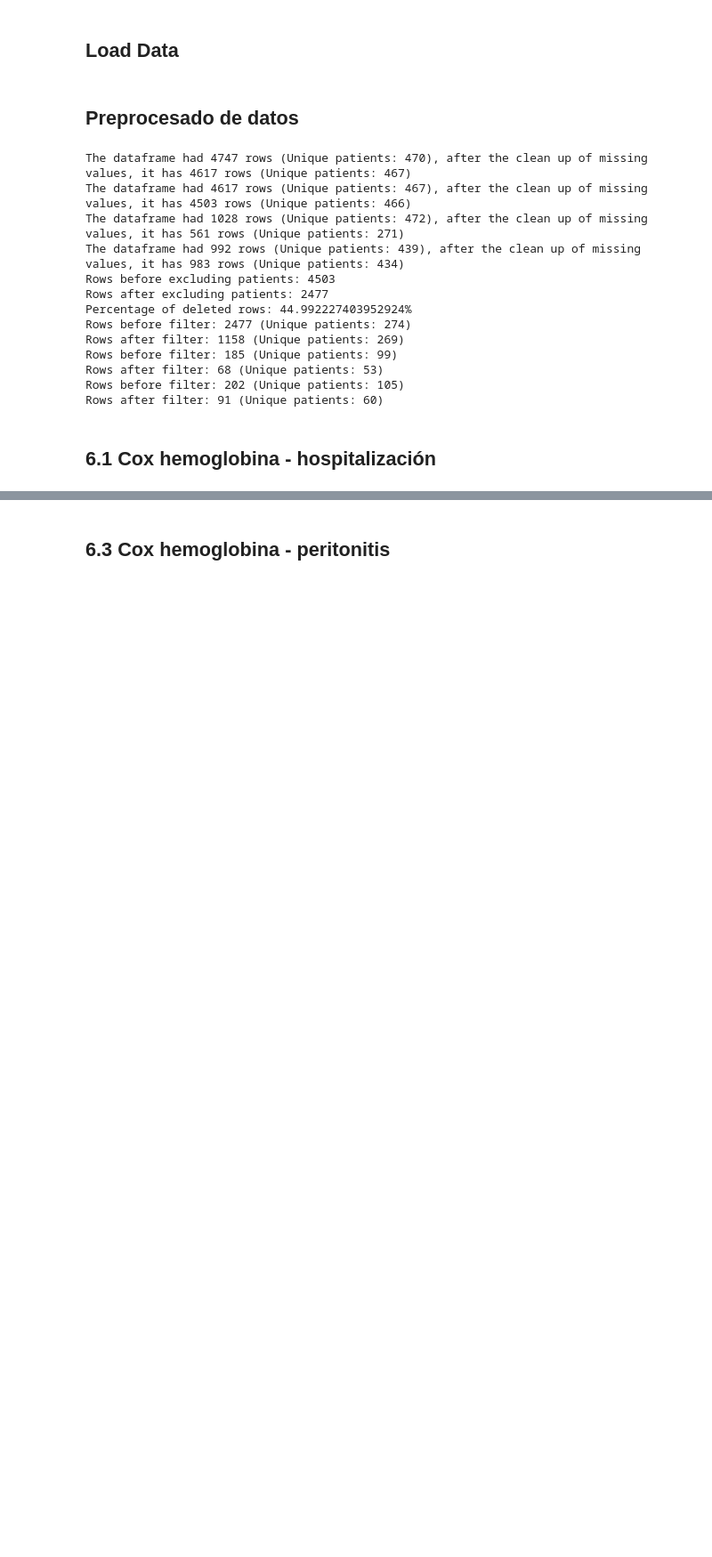
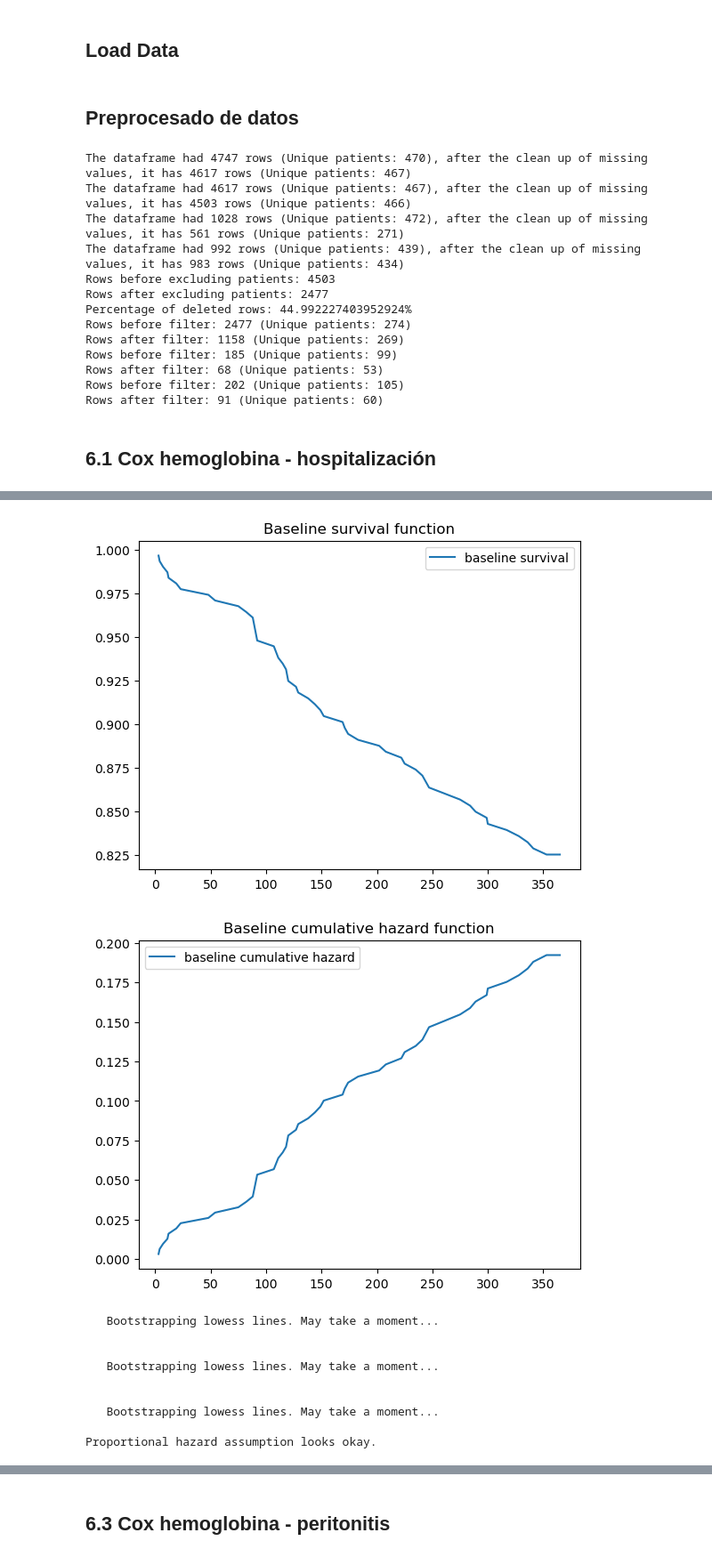
Before and after one commit to KevinNaMo/LevanteDPAnemia, a Jupyter notebook: Anemia_levanteDP.ipynb, the cells around one changed output, grey strips where cells are left out. Shown at 89% size. Drawn from its saved outputs; the diff is of its cells as text; code cells hidden in the pictures; blank space fills up the shorter version.

Commit message:
Aditional Cox visualizations and p-value calculation with ttest for time changes in anemia parameters

```diff
--- a/Anemia_levanteDP.ipynb
+++ b/Anemia_levanteDP.ipynb
@@ -153,0 +149,14 @@ Schonenfeld Residuals:
+# %%
+a.cox_visualization(cph_hosp, cox_df, survival_function=False, baseline_survival=True, baseline_cumulative_hazard=True, assumption=True)
+# %% [output]
+[figure, added]
+[figure, added]
+   Bootstrapping lowess lines. May take a moment...
+
+
+   Bootstrapping lowess lines. May take a moment...
+
+
+   Bootstrapping lowess lines. May take a moment...
+
+Proportional hazard assumption looks okay.
```
Also changed, not shown: parts of 9 cells of this notebook, 2 other files.
